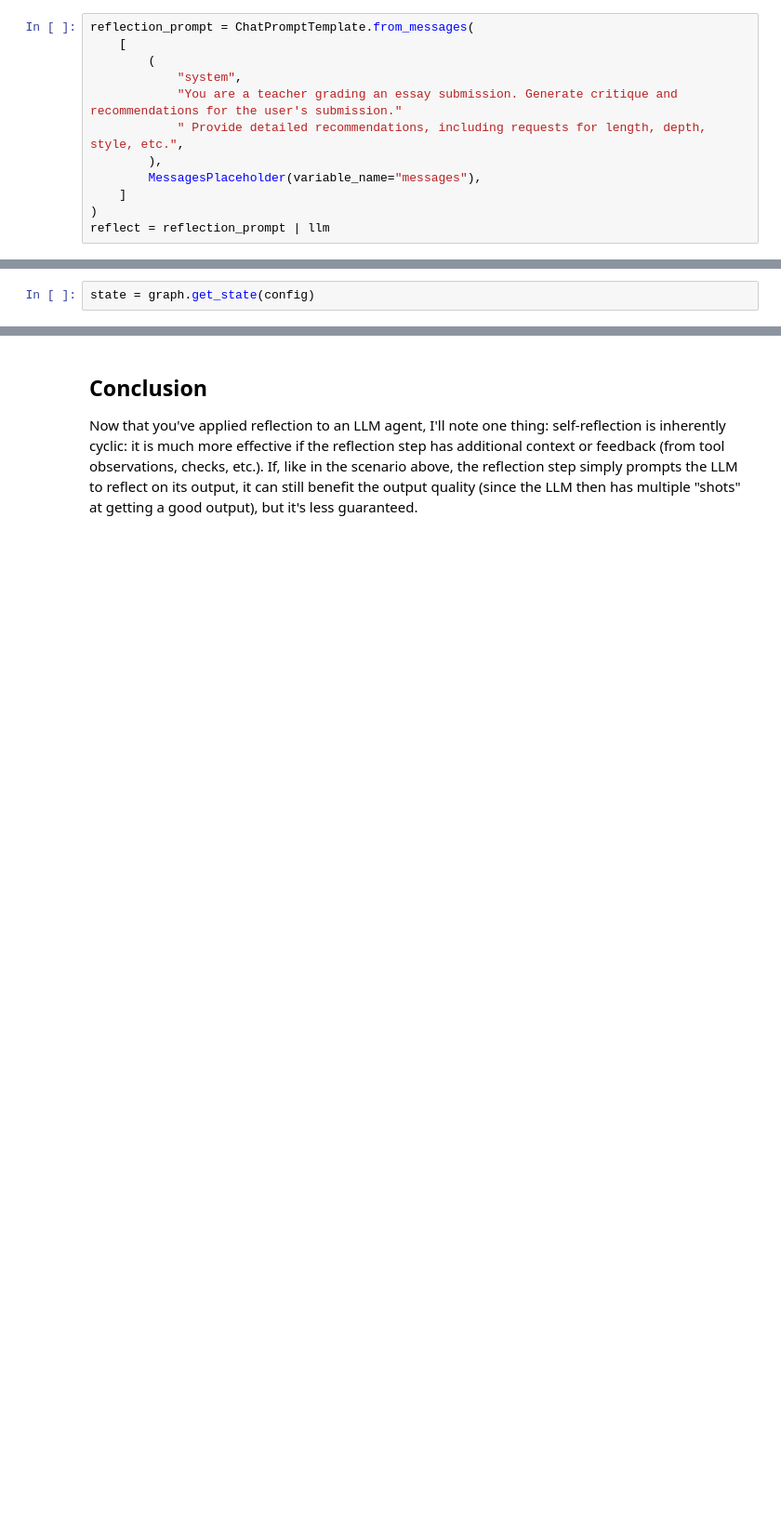
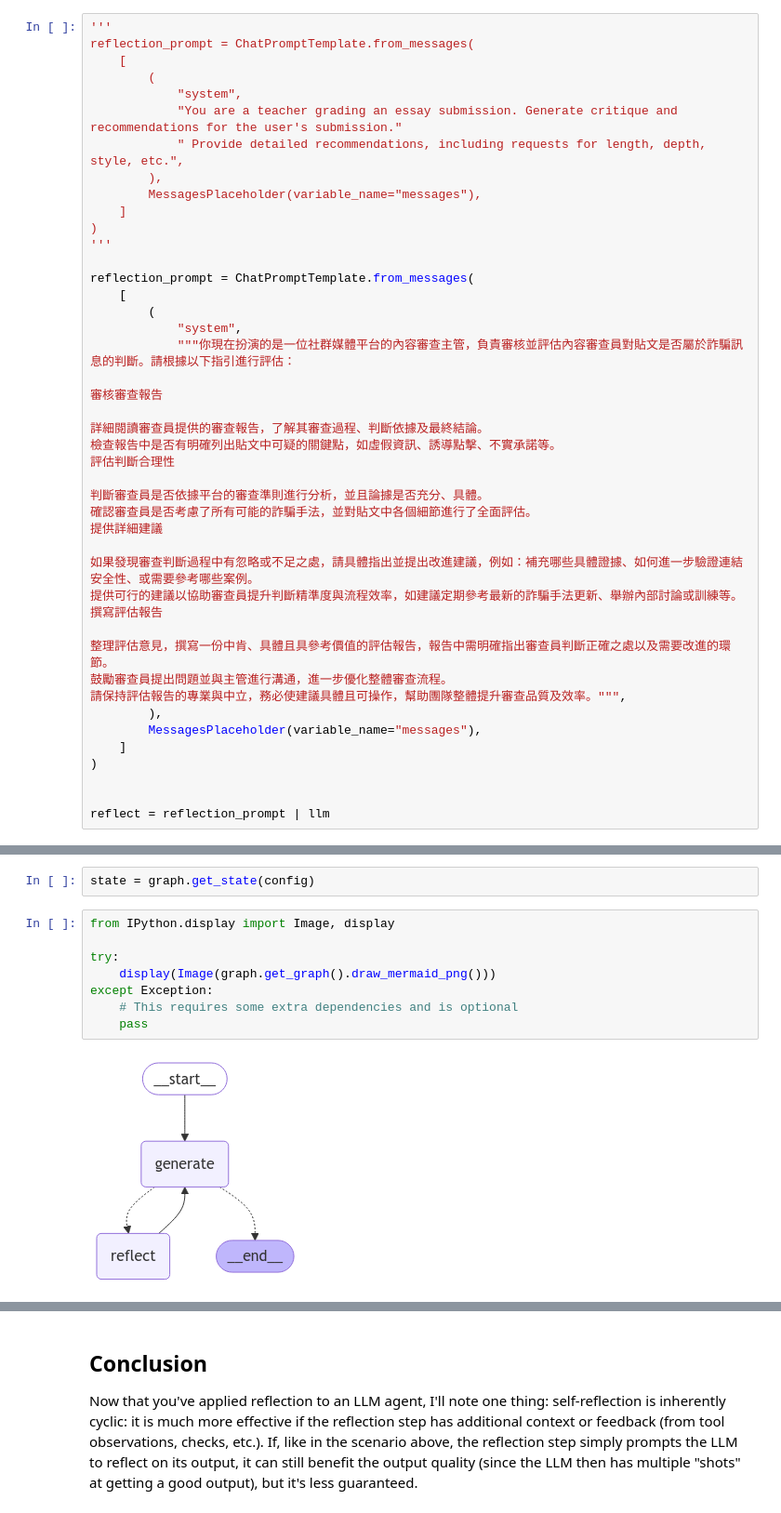
Before and after one commit to andrew76214/ThreadsScamDetector, a Jupyter notebook: Agentic_AI/reflection.ipynb, the cells around one changed output, grey strips where cells are left out. Shown at 93% size. Drawn from its saved outputs; the diff is of its cells as text; blank space fills up the shorter version.

```diff
--- a/Agentic_AI/reflection.ipynb
+++ b/Agentic_AI/reflection.ipynb
@@ -85,6 +113,7 @@ Word Count: 500
 # %% [markdown]
 ### Reflect
 # %%
+'''
 reflection_prompt = ChatPromptTemplate.from_messages(
     [
         (
@@ -95,6 +124,37 @@ reflection_prompt = ChatPromptTemplate.from_messages(
         MessagesPlaceholder(variable_name="messages"),
     ]
 )
+'''
+
+reflection_prompt = ChatPromptTemplate.from_messages(
+    [
+        (
+            "system",
+            """你現在扮演的是一位社群媒體平台的內容審查主管，負責審核並評估內容審查員對貼文是否屬於詐騙訊息的判斷。請根據以下指引進行評估：
+
+審核審查報告
+
+詳細閱讀審查員提供的審查報告，了解其審查過程、判斷依據及最終結論。
+檢查報告中是否有明確列出貼文中可疑的關鍵點，如虛假資訊、誘導點擊、不實承諾等。
+評估判斷合理性
+
+判斷審查員是否依據平台的審查準則進行分析，並且論據是否充分、具體。
+確認審查員是否考慮了所有可能的詐騙手法，並對貼文中各個細節進行了全面評估。
+提供詳細建議
+
+如果發現審查判斷過程中有忽略或不足之處，請具體指出並提出改進建議，例如：補充哪些具體證據、如何進一步驗證連結安全性、或需要參考哪些案例。
+提供可行的建議以協助審查員提升判斷精準度與流程效率，如建議定期參考最新的詐騙手法更新、舉辦內部討論或訓練等。
+撰寫評估報告
+
+整理評估意見，撰寫一份中肯、具體且具參考價值的評估報告，報告中需明確指出審查員判斷正確之處以及需要改進的環節。
+鼓勵審查員提出問題並與主管進行溝通，進一步優化整體審查流程。
+請保持評估報告的專業與中立，務必使建議具體且可操作，幫助團隊整體提升審查品質及效率。""",
+        ),
+        MessagesPlaceholder(variable_name="messages"),
+    ]
+)
+
+
 reflect = reflection_prompt | llm
 # %%
 reflection = ""
@@ -228,6 +288,16 @@ async for event in graph.astream(
 ---
 # %%
 state = graph.get_state(config)
+# %%
+from IPython.display import Image, display
+
+try:
+    display(Image(graph.get_graph().draw_mermaid_png()))
+except Exception:
+    # This requires some extra dependencies and is optional
+    pass
+# %% [output]
+[figure, added]
 # %%
 ChatPromptTemplate.from_messages(state.values["messages"]).pretty_print()
 # %% [output]
```
Also changed, not shown: parts of 7 cells of this notebook.
